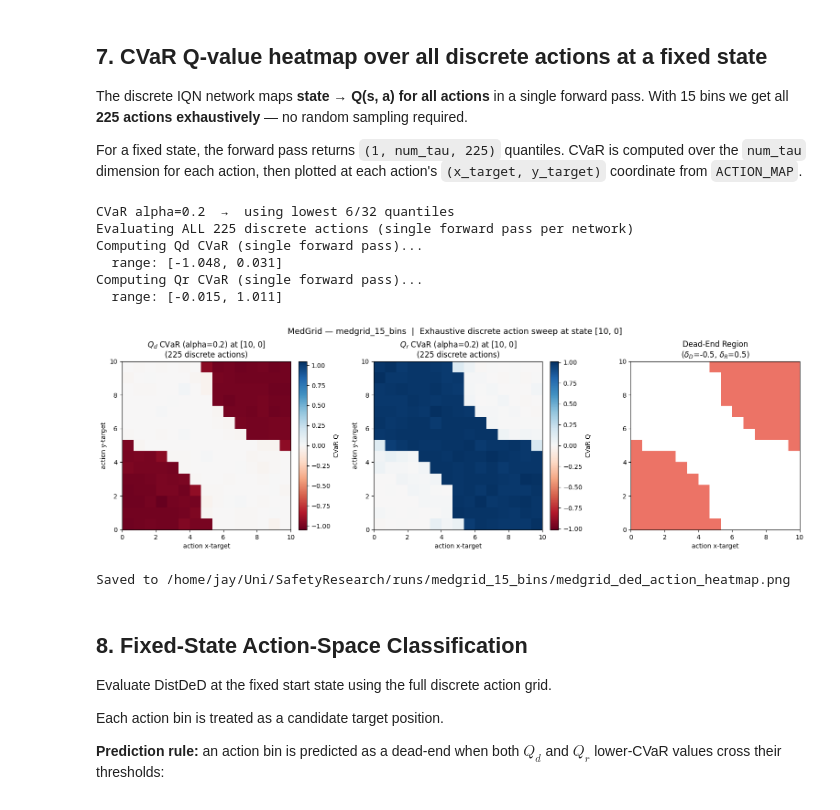
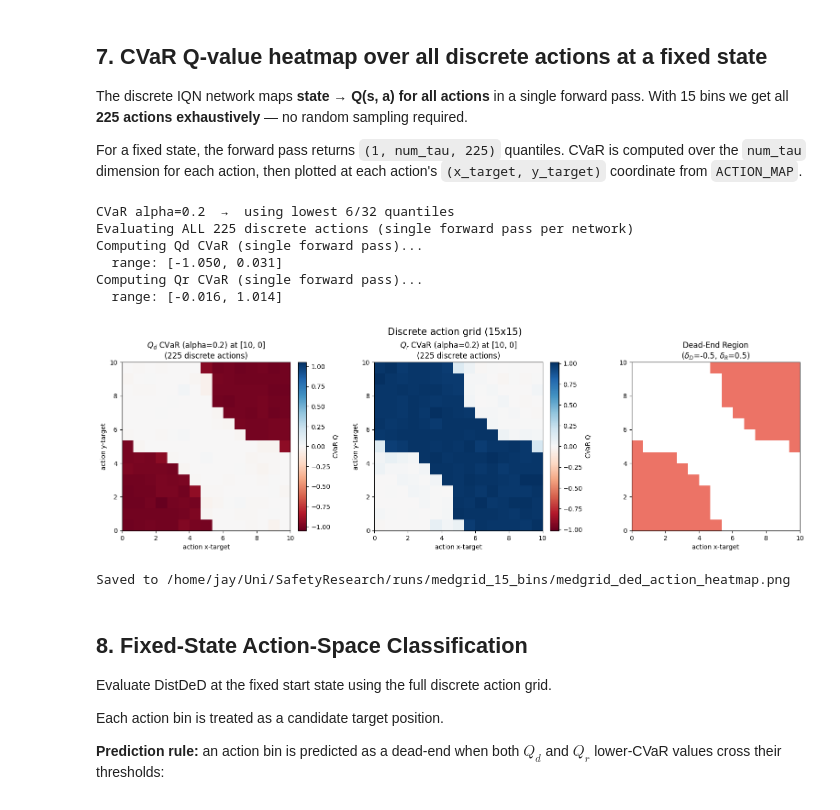
Before and after one commit to jaym-01/ContinuousDeD, a Jupyter notebook: medgrid_analysis_discrete15.ipynb, the cells around one changed output. Cells and saved outputs as stored; diff of their text form; code cells hidden in the pictures.

```diff
--- a/medgrid_analysis_discrete15.ipynb
+++ b/medgrid_analysis_discrete15.ipynb
@@ -334,37 +334,37 @@ if qd is not None and qr is not None:
     )
 
     fig, axes = plt.subplots(1, 3, figsize=(16, 5))
 
     dead_rgba = np.zeros((N_BINS, N_BINS, 4), dtype=np.uint8)
     dead_rgba[ dead_end_grid] = [231,  76,  60, 200]
     dead_rgba[~dead_end_grid] = [255, 255, 255, 220]
     axes[2].imshow(np.transpose(dead_rgba, (1, 0, 2)), origin='lower',
                    extent=[0, 10, 0, 10], interpolation='nearest', aspect='equal')
     axes[2].set_xlim(0, 10); axes[0].set_ylim(0, 10)
     axes[2].set_xlabel('action x-target'); axes[0].set_ylabel('action y-target')
     axes[2].set_title(
         f'Dead-End Region\n($\\delta_D$={delta_d}, $\\delta_R$={delta_r})')
 
     plot_action_heatmap(cvar_d, ACTION_MAP,
                         title=f'$Q_d$ CVaR (alpha={alpha}) at {FIXED_STATE}\n({ACTION_SIZE} discrete actions)', ax=axes[0])
     plot_action_heatmap(cvar_r, ACTION_MAP,
                         title=f'$Q_r$ CVaR (alpha={alpha}) at {FIXED_STATE}\n({ACTION_SIZE} discrete actions)', ax=axes[1])
-    fig.suptitle(f'MedGrid — {RUN_NAME}  |  Exhaustive discrete action sweep at state {FIXED_STATE}', fontsize=13)
+    fig.suptitle(f'Discrete action grid (15x15)', fontsize=15)
     plt.tight_layout()
     out_path = os.path.join(RUN_DIR, 'medgrid_ded_action_heatmap.png')
     plt.savefig(out_path, dpi=150, bbox_inches='tight')
     plt.show()
     print('Saved to', out_path)
 else:
     print('Skipped — no trained agents loaded.')
 # %% [output]
 CVaR alpha=0.2  →  using lowest 6/32 quantiles
 Evaluating ALL 225 discrete actions (single forward pass per network)
 Computing Qd CVaR (single forward pass)...
-  range: [-1.048, 0.031]
+  range: [-1.050, 0.031]
 Computing Qr CVaR (single forward pass)...
-  range: [-0.015, 1.011]
+  range: [-0.016, 1.014]
-[figure, old version]
+[figure, new version]
 Saved to /home/jay/Uni/SafetyResearch/runs/medgrid_15_bins/medgrid_ded_action_heatmap.png
 # %% [markdown]
 ## 8. Fixed-State Action-Space Classification
```
Also changed, not shown: 5 other files.
